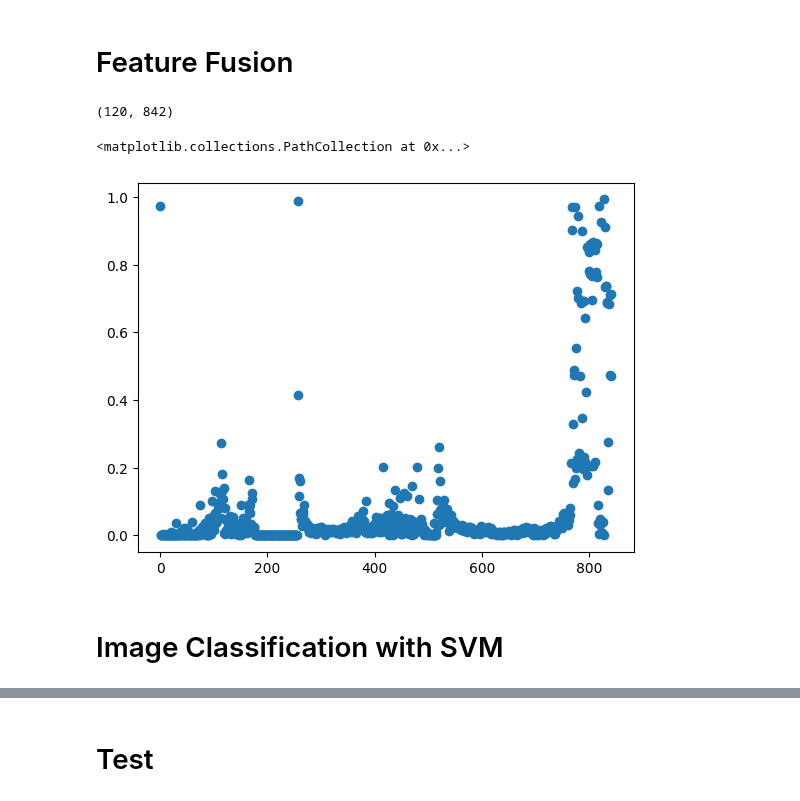
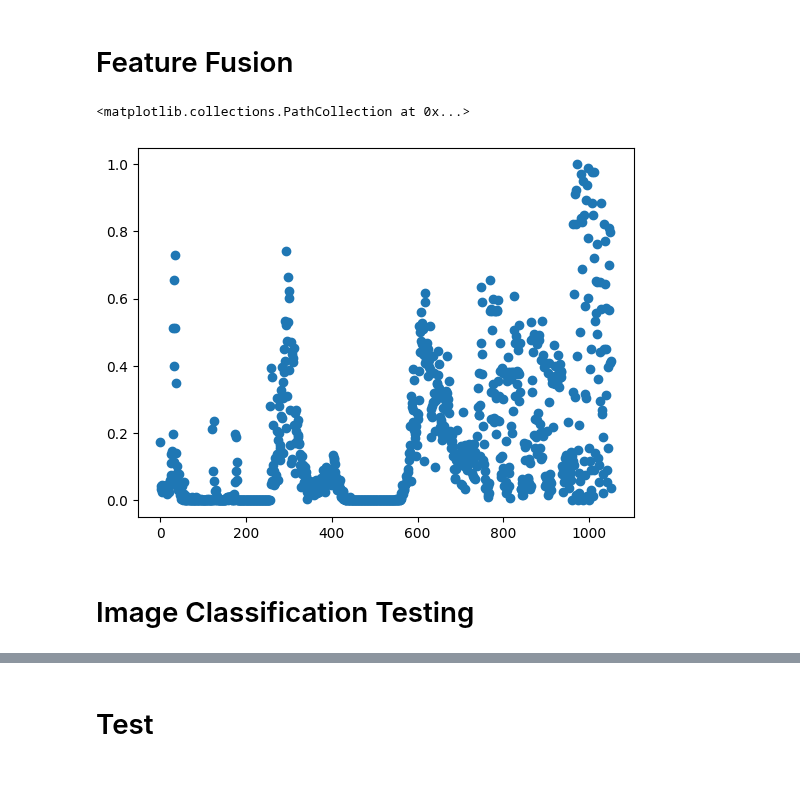
Before and after one commit to hippogriffi/CBIRS, a Jupyter notebook: App/Progs/demo_test.ipynb, the cells around one changed output, grey strips where cells are left out. Cells and saved outputs as stored; diff of their text form; code cells hidden in the pictures.

Commit message:
Data Visulisation

```diff
--- a/App/Progs/demo_test.ipynb
+++ b/App/Progs/demo_test.ipynb
@@ -110,0 +90,7 @@ None
+# %%
+svm_train_db = []
+for f in full_path_files:
+    img = cv2.imread(f)
+    img = cv2.resize(img, (100, 100))
+    if img is not None:
+        svm_train_db.append(img)
@@ -362,7 +379,8 @@ def build_gabor_kernals(theta, freq, sigma):
     return kern_l
 # %%
 def convolve_filters2(img, kern):
-    img = (img - img.mean()) / img.std()
+
+    img = cv2.normalize(img, None, alpha=0, beta=1, norm_type=cv2.NORM_MINMAX, dtype=cv2.CV_32F)
     conv = np.sqrt(ndi.convolve(img, np.real(kern), mode='wrap')**2 +
         ndi.convolve(img, np.imag(kern), mode = 'wrap')**2)
 
@@ -503,26 +525,28 @@ from sklearn.preprocessing import StandardScaler
 # %%
-type_h = 'global'
-norm = True
+ds = img_data
+type_h = 'reigon'
+norm = False
 slice_n = 2
 
 scaler = MinMaxScaler()
+
 #colour features
-colour_f = colour_db_feats(img_data, type_h, 12, 3, norm)
+colour_f = colour_db_feats(ds, 'global', 12, 3, norm)
 colour_f = scaler.fit_transform(colour_f)
 
 #texture features
 gabor_kernals = build_gabor_kernals(4, (0.1, 0.5, 0.8), (1, 3))
-gab_f = gabor_db_feats(img_data, gabor_kernals, type_h, slice_n, norm)
+gab_f = gabor_db_feats(ds, gabor_kernals, type_h, slice_n, norm)
 gab_f = scaler.fit_transform(gab_f)
 
 
-hara_f = haralick_db_feats(img_data, type_h, slice_n, norm)
+hara_f = haralick_db_feats(ds, type_h, slice_n, norm)
 hara_f = scaler.fit_transform(hara_f)
 
 
 #shape features
-hog_b = 13 # number of bins for each img
-HOG_f = HOG_db_feats(img_data, type_h, hog_b, slice_n, norm)
+hog_b = 10 # number of bins for each img
+HOG_f = HOG_db_feats(ds, type_h, hog_b, slice_n, norm)
 HOG_f = scaler.fit_transform(HOG_f)
 # %%
 print("Colour F Shape: {}".format(colour_f.shape))
@@ -539,13 +583,12 @@ HOG F Shape: (120, 13)
 # %%
-feat_vector = np.concatenate((colour_f, gab_f, hara_f, HOG_f), axis =1)
+# Colour + Gab + Har + HOG
+feat_vector = np.concatenate((colour_f, gab_f, hara_f, HOG_f), axis=1)
+X_train, X_test, Y_train, Y_test = train_test_split(
+    feat_vector, img_classes, test_size=0.3, random_state=42)
-# %%
-feat_vector.shape
-# %% [output]
-(120, 842)
 # %%
-plt.scatter(np.arange(0, feat_vector.shape[1]), feat_vector[21])
+plt.scatter(np.arange(0, X_train.shape[1]), X_train[21])
 # %% [output]
 <matplotlib.collections.PathCollection at 0x...>
-[figure, old version]
+[figure, new version]
 # %% [markdown]
-# Image Classification with SVM
+# Image Classification Testing
```
Also changed, not shown: parts of 27 cells of this notebook, 5 other files.
